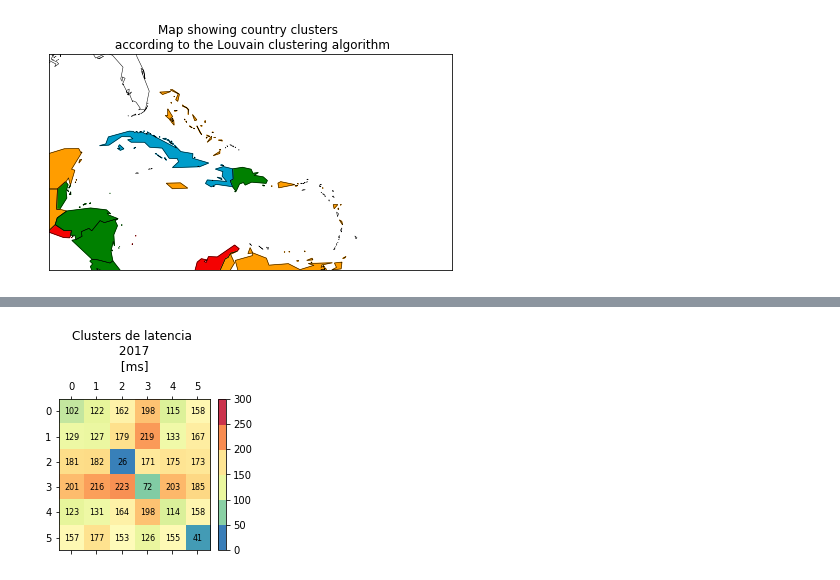
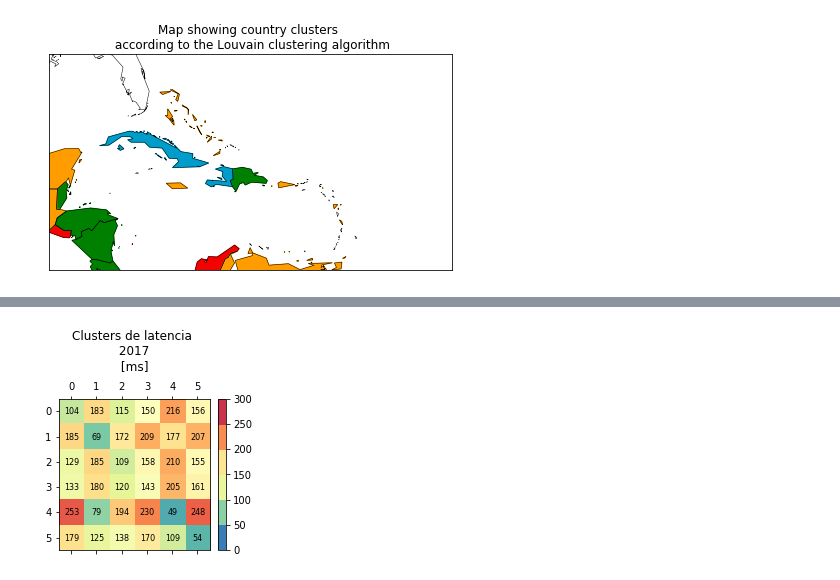
Before and after one commit to LACNIC/simon, a Jupyter notebook: estudios/LACNOG 2017 Revisitado.ipynb, the cells around one changed output, grey strips where cells are left out. Cells and saved outputs as stored; diff of their text form; code cells hidden in the pictures.

```diff
--- a/estudios/LACNOG 2017 Revisitado.ipynb
+++ b/estudios/LACNOG 2017 Revisitado.ipynb
@@ -870,6 +673,0 @@ plt.show()
-# %%
-ccs = set([r['country_origin'] for r in rs_speed_2017] + [r['country_destination'] for r in rs_speed_2017])
-
-rs_dict = build_dict(rs_speed_2017, ccs=ccs, dataset='speedchecker')
-G = build_graph(rs_dict)
-cluster_speed_2017 = clusterize(G)
@@ -921,4 +707,19 @@ def load_incoming(dataset):
         incoming[d] = median(rtt_list)
 
     return incoming
+
+def load_self(dataset):
+    outgoing = defaultdict(int)
+
+    for o, D in dataset.iteritems():
+        rtts = []
+        for d, rtt in D.iteritems():
+            if o == d:
+                rtts.append(rtt)
+
+        if len(rtts) == 0:
+            continue
+
+        outgoing[o] = median(rtts)
+    return outgoing
 # %%
@@ -1009,11 +808,11 @@ country_names = defaultdict(str)
 for rest in restcountries:
     country_names[rest['alpha2Code']] = rest['name']
 # %%
-from collections import defaultdict
+# from collections import defaultdict
 
-cluster_to_ccs = defaultdict(list)
-for cc, clus in cluster_speed_g100.items():
-    cluster_to_ccs[clus].append(cc)
+# cluster_to_ccs = defaultdict(list)
+# for cc, clus in cluster_speed_g100.items():
+#     cluster_to_ccs[clus].append(cc)
 
-for clus in set(cluster_speed_g100.values()):
-    print clus, [country_names[c].encode('utf-8') for c in cluster_to_ccs[clus]]
+# for clus in set(cluster_speed_g100.values()):
+#     print clus, [country_names[c].encode('utf-8') for c in cluster_to_ccs[clus]]
@@ -1064,7 +856,7 @@ def compute_distance(la1, lo1, la2, lo2):
 # %%
 from tqdm import tqdm
 # %%
-for rs in tqdm(rs_speed_g100 + rs_speed_2020):
+for rs in tqdm(rs_speed_2017 + rs_speed_2020):
     L = get_geo_info_from_ip_address(rs['ip_destination'])
 
     if L is None:
@@ -1482,15 +1271,12 @@ cluster_names = {
 # %%
 cluster_matrix(
-    rs_speed_g100,
-    cluster_speed_g100,
+    rs_speed_2017,
+    cluster_speed_2017,
     filename="cluster-matrix-speed-lac-2017",
     title="Clusters de latencia \n 2017 \n [ms] \n",
-#     names_y=cluster_names['long'].values(),
-#     names_x=cluster_names['short'].values(),
     cmap=plt.get_cmap('Spectral_r'),
-#     banned_countries=['VI'],
     Max=300,
     Ticks=50
 )
 # %% [output]
-[figure, old version]
+[figure, new version]
```
Also changed, not shown: parts of 53 cells of this notebook, 1 other file.
